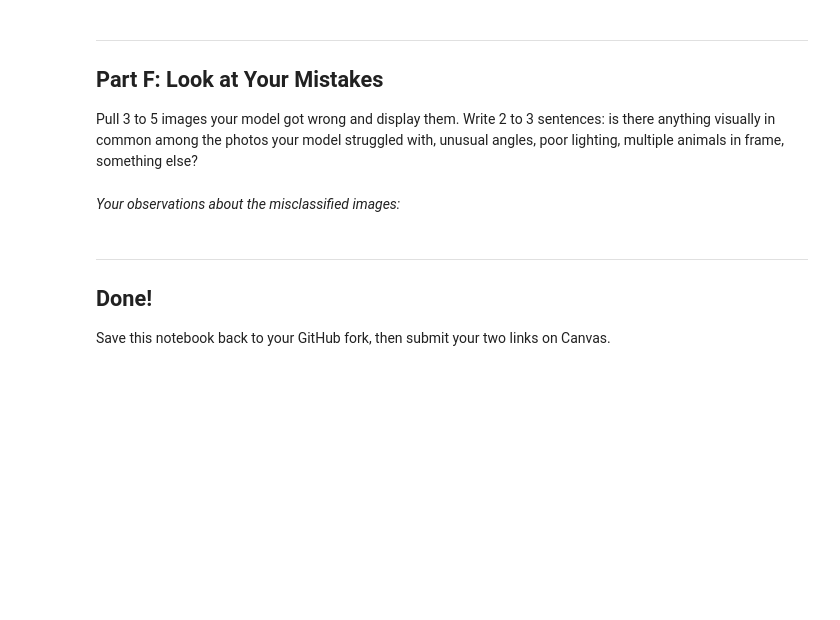
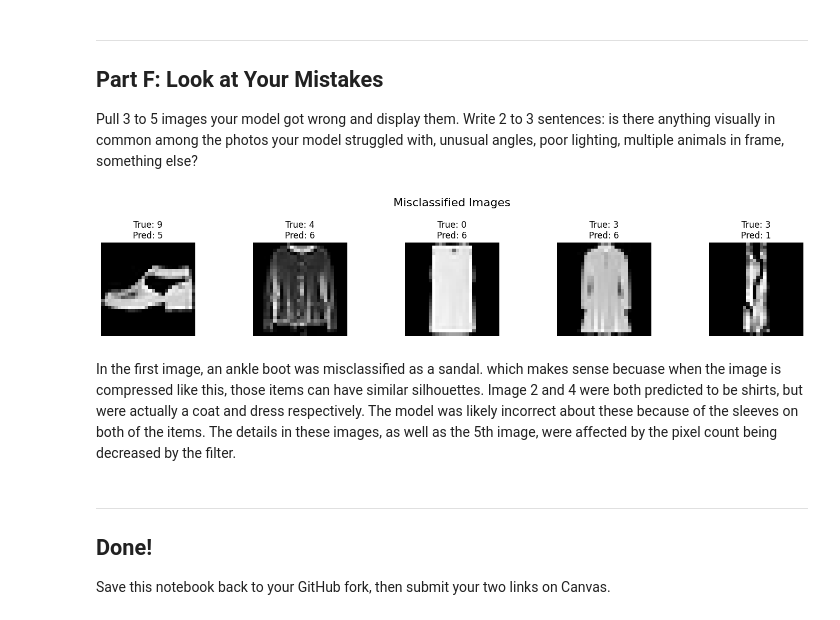
Before and after one commit to LoganBanister/IT480-FA26, a Jupyter notebook: Lab2/Lab2_CNN_PetFinder_Starter.ipynb, the cells around one changed output. Cells and saved outputs as stored; diff of their text form; code cells hidden in the pictures; blank space fills up the shorter version.

```diff
--- a/Lab2/Lab2_CNN_PetFinder_Starter.ipynb
+++ b/Lab2/Lab2_CNN_PetFinder_Starter.ipynb
@@ -271,9 +327,27 @@ Report a confusion matrix for your improved model. Are Dogs or Cats more often m
 
 Pull 3 to 5 images your model got wrong and display them. Write 2 to 3 sentences: is there anything visually in common among the photos your model struggled with, unusual angles, poor lighting, multiple animals in frame, something else?
 # %%
-# Find and display misclassified images here
+import matplotlib.pyplot as plt
+import numpy as np
+
+# Find indices of misclassified images
+misclassified_indices = np.where(y_test_labels != multi_preds_labels)[0]
+
+# Display a few misclassified images
+fig, axes = plt.subplots(1, 5, figsize=(15, 3))
+fig.suptitle('Misclassified Images', fontsize=16)
+
+for i, index in enumerate(misclassified_indices[:5]): # Display first 5 misclassified images
+    axes[i].imshow(x_test[index].reshape(28, 28), cmap='gray')
+    axes[i].set_title(f'True: {y_test_labels[index]}\nPred: {multi_preds_labels[index]}')
+    axes[i].axis('off')
+
+plt.tight_layout(rect=[0, 0.03, 1, 0.95]) # Adjust layout to prevent title overlap
+plt.show()
+# %% [output]
+[figure, added]
 # %% [markdown]
-*Your observations about the misclassified images:*
+In the first image, an ankle boot was misclassified as a sandal. which makes sense becuase when the image is compressed like this, those items can have similar silhouettes. Image 2 and 4 were both predicted to be shirts, but were actually a coat and dress respectively. The model was likely incorrect about these because of the sleeves on both of the items. The details in these images, as well as the 5th image, were affected by the pixel count being decreased by the filter.
 # %% [markdown]
 ---
 ## Done!
```
Also changed, not shown: parts of 12 cells of this notebook.
